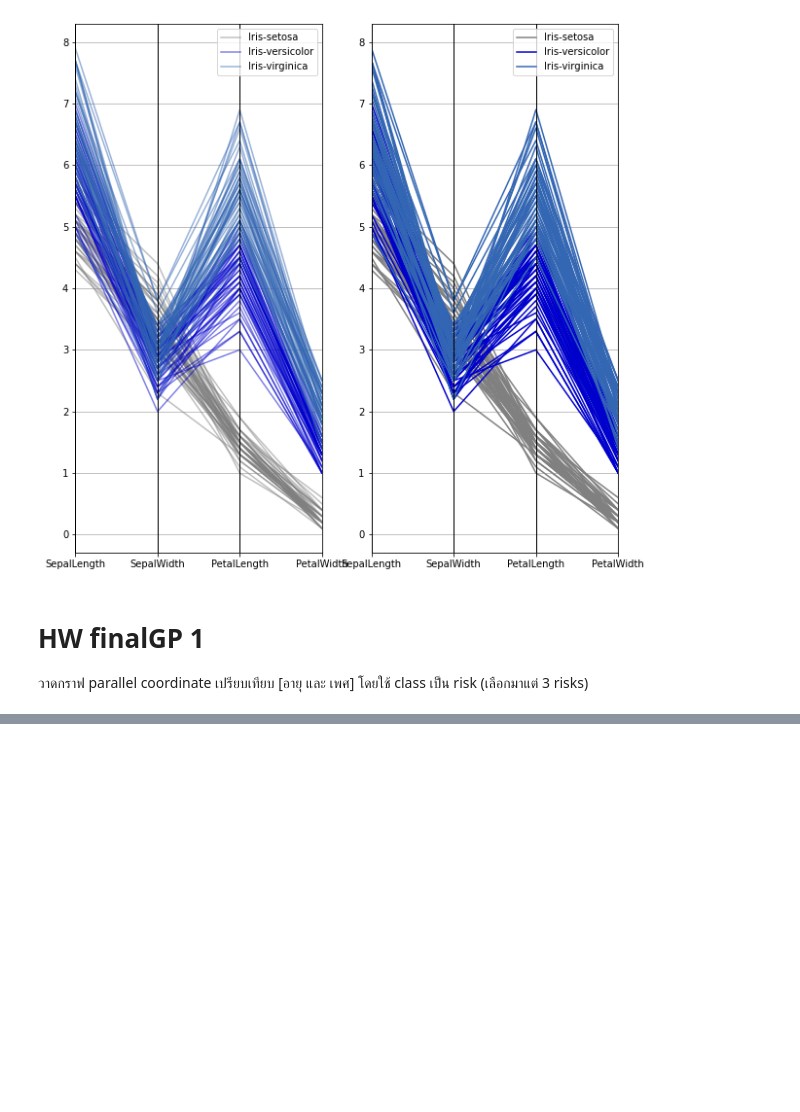
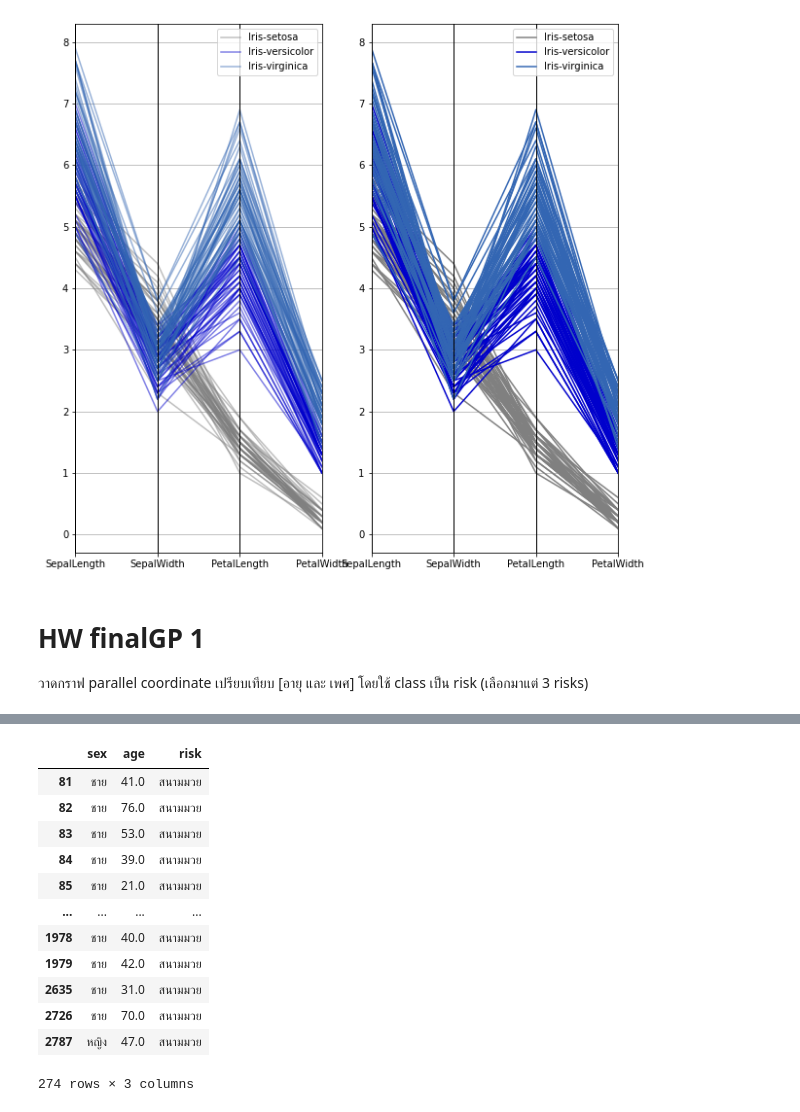
Before and after one commit to SuwareeThammakoonsate/data_viz_2022, a Jupyter notebook: DataViz01_Table_Data.ipynb, the cells around one changed output, grey strips where cells are left out. Drawn from its saved outputs; the diff is of its cells as text; code cells hidden in the pictures; blank space fills up the shorter version.

```diff
--- a/DataViz01_Table_Data.ipynb
+++ b/DataViz01_Table_Data.ipynb
@@ -139,0 +210,17 @@ pd.plotting.parallel_coordinates(df,'Name',color = [[0.5,0.5,0.5],[0,0,0.8],[0.2
+# %%
+Boxing = risk_table[risk_table['risk']=='สนามมวย'] #จากตาราง risk_table เลือกข้อมูล 'สนามมวย' จากคอลัมน์ risk
+Boxing #แสดงตาราง Boxing
+# %% [output]
+|  | sex | age | risk |
+| 81 | ชาย | 41.0 | สนามมวย |
+| 82 | ชาย | 76.0 | สนามมวย |
+| 83 | ชาย | 53.0 | สนามมวย |
+| 84 | ชาย | 39.0 | สนามมวย |
+| 85 | ชาย | 21.0 | สนามมวย |
+| ... | ... | ... | ... |
+| 1978 | ชาย | 40.0 | สนามมวย |
+| 1979 | ชาย | 42.0 | สนามมวย |
+| 2635 | ชาย | 31.0 | สนามมวย |
+| 2726 | ชาย | 70.0 | สนามมวย |
+| 2787 | หญิง | 47.0 | สนามมวย |
+274 rows × 3 columns
```
Also changed, not shown: parts of 11 cells of this notebook.
